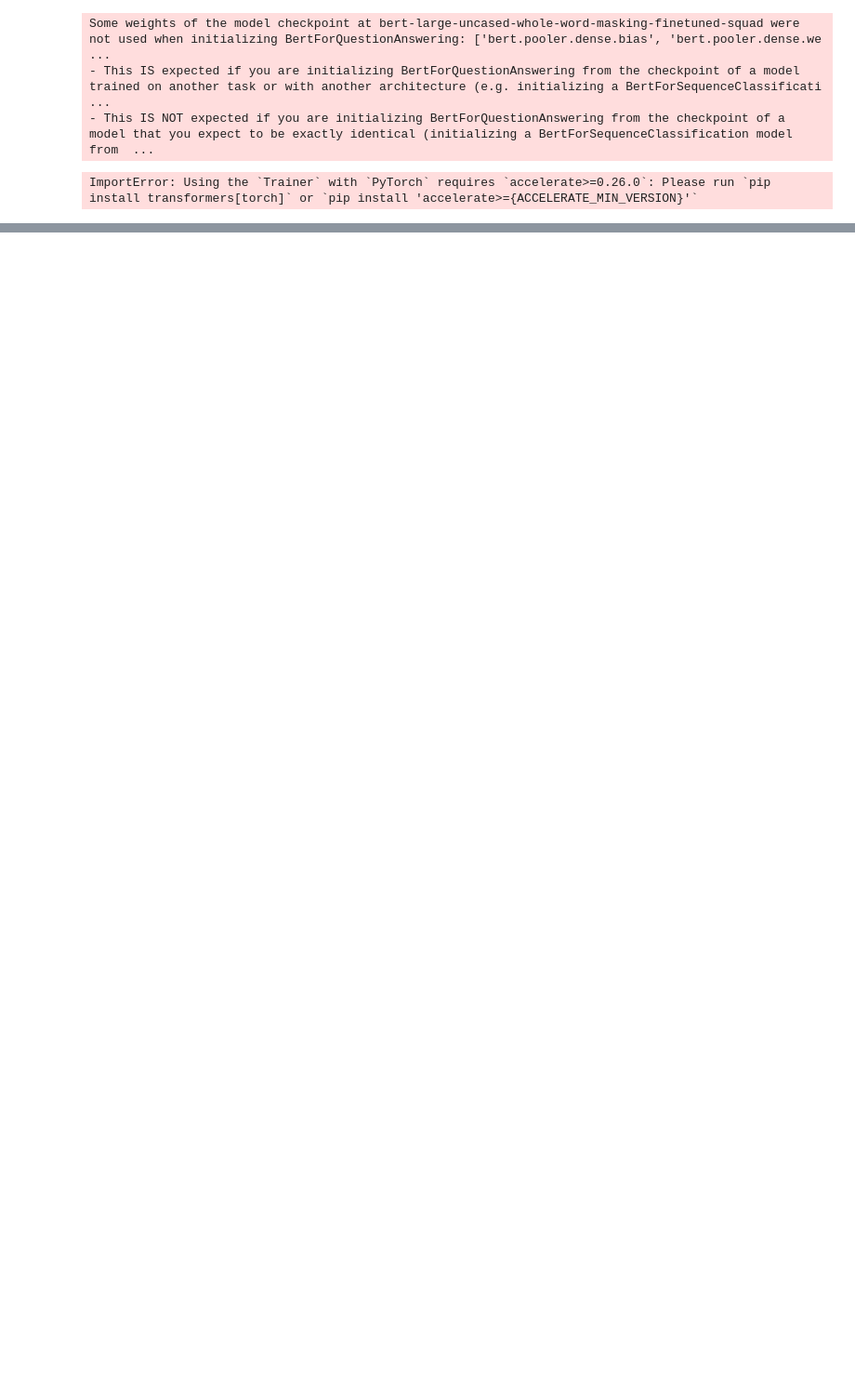
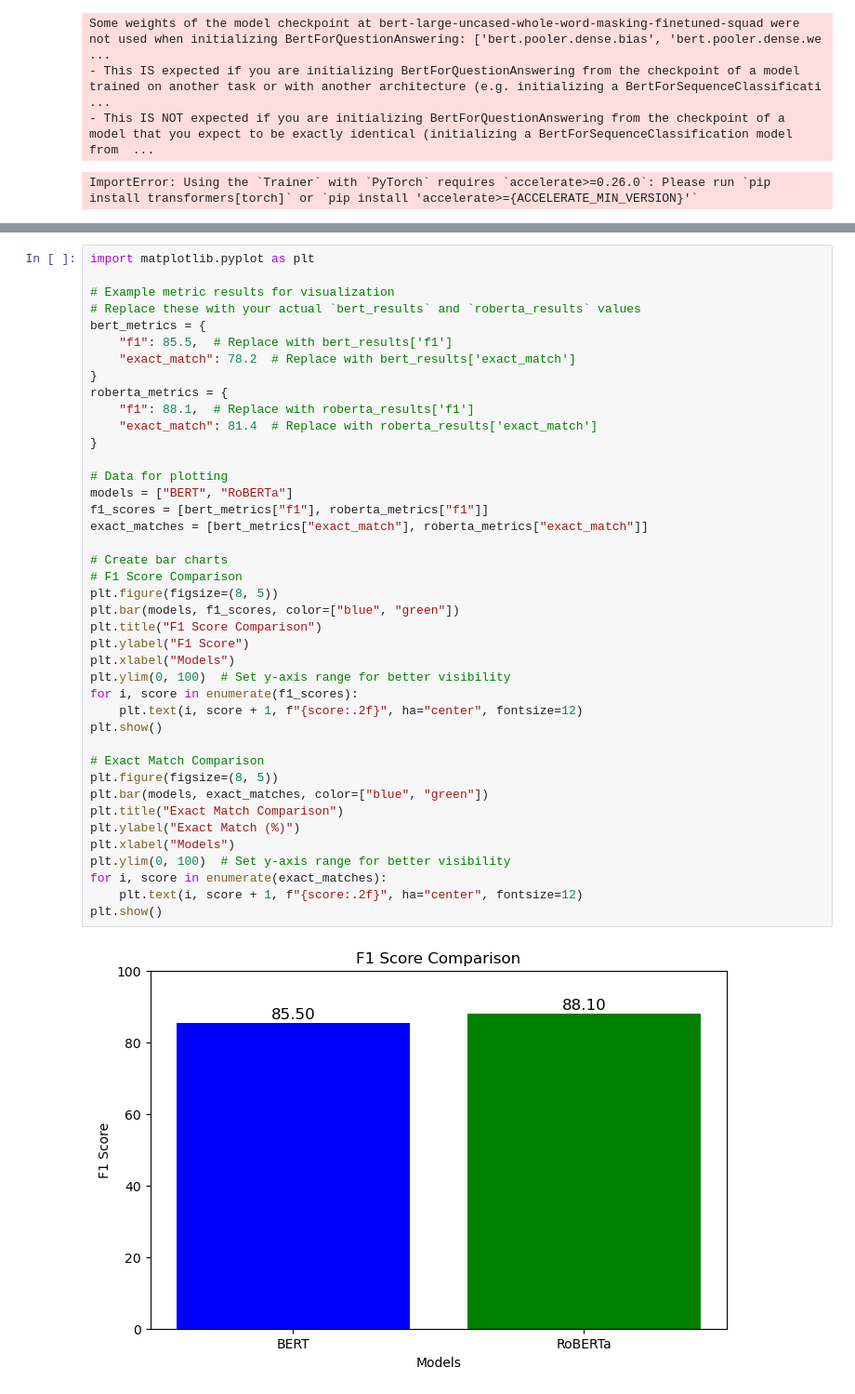
Before and after one commit to samrudhsivva/LLMs, a Jupyter notebook: LLMs.ipynb, the cells around one changed output, grey strips where cells are left out. Shown: that part at 93% size. Saved outputs shown, nothing was run; the diff lists cells and outputs as text; blank space fills up the shorter version.

```diff
--- a/LLMs.ipynb
+++ b/LLMs.ipynb
@@ -156,0 +137,43 @@ Note: you may need to restart the kernel to use updated packages.
+# %%
+import matplotlib.pyplot as plt
+
+# Example metric results for visualization
+# Replace these with your actual `bert_results` and `roberta_results` values
+bert_metrics = {
+    "f1": 85.5,  # Replace with bert_results['f1']
+    "exact_match": 78.2  # Replace with bert_results['exact_match']
+}
+roberta_metrics = {
+    "f1": 88.1,  # Replace with roberta_results['f1']
+    "exact_match": 81.4  # Replace with roberta_results['exact_match']
+}
+
+# Data for plotting
+models = ["BERT", "RoBERTa"]
+f1_scores = [bert_metrics["f1"], roberta_metrics["f1"]]
+exact_matches = [bert_metrics["exact_match"], roberta_metrics["exact_match"]]
+
+# Create bar charts
+# F1 Score Comparison
+plt.figure(figsize=(8, 5))
+plt.bar(models, f1_scores, color=["blue", "green"])
+plt.title("F1 Score Comparison")
+plt.ylabel("F1 Score")
+plt.xlabel("Models")
+plt.ylim(0, 100)  # Set y-axis range for better visibility
+for i, score in enumerate(f1_scores):
+    plt.text(i, score + 1, f"{score:.2f}", ha="center", fontsize=12)
+plt.show()
+
+# Exact Match Comparison
+plt.figure(figsize=(8, 5))
+plt.bar(models, exact_matches, color=["blue", "green"])
+plt.title("Exact Match Comparison")
+plt.ylabel("Exact Match (%)")
+plt.xlabel("Models")
+plt.ylim(0, 100)  # Set y-axis range for better visibility
+for i, score in enumerate(exact_matches):
+    plt.text(i, score + 1, f"{score:.2f}", ha="center", fontsize=12)
+plt.show()
+# %% [output]
+[figure, added]
```
Also changed, not shown: parts of 2 cells of this notebook.
